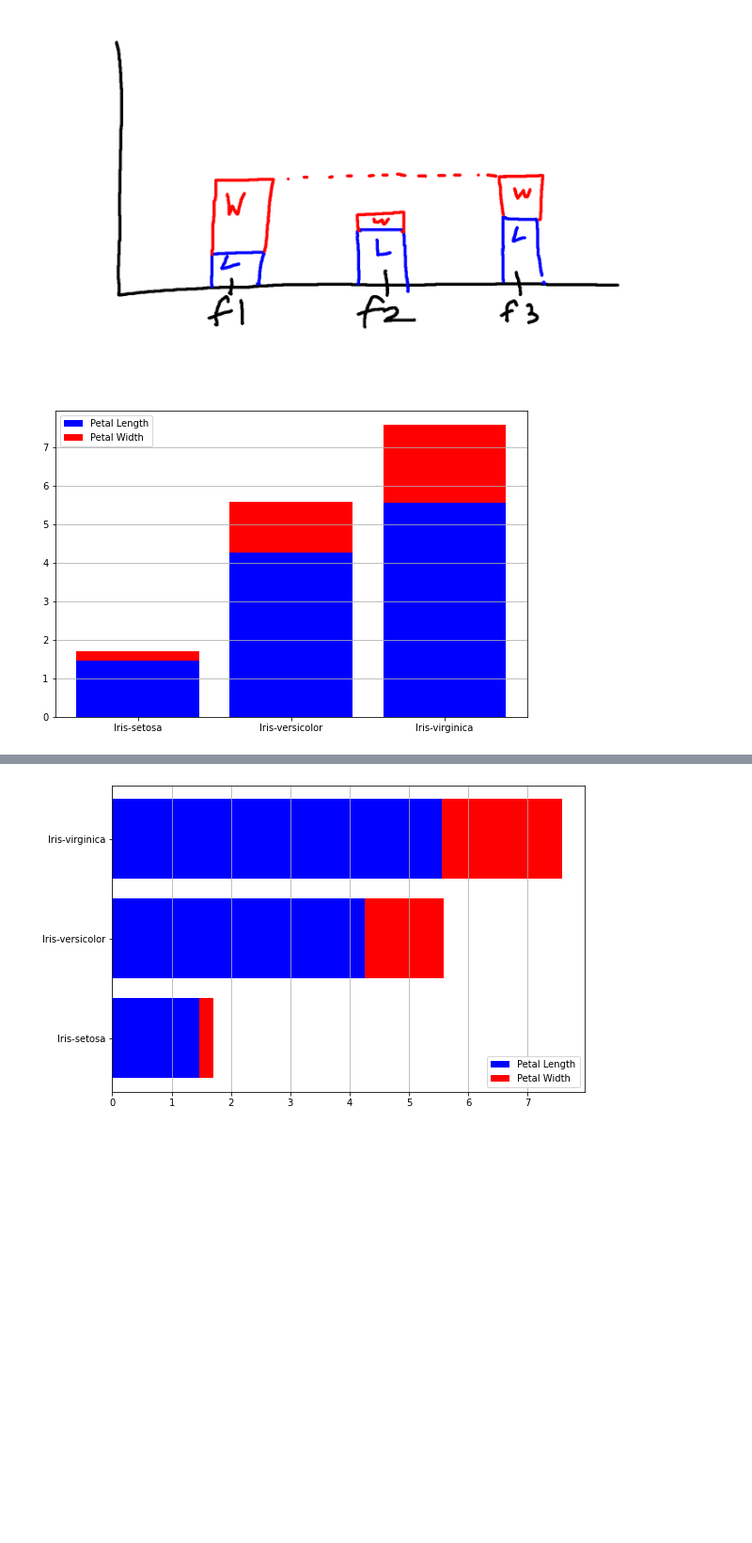
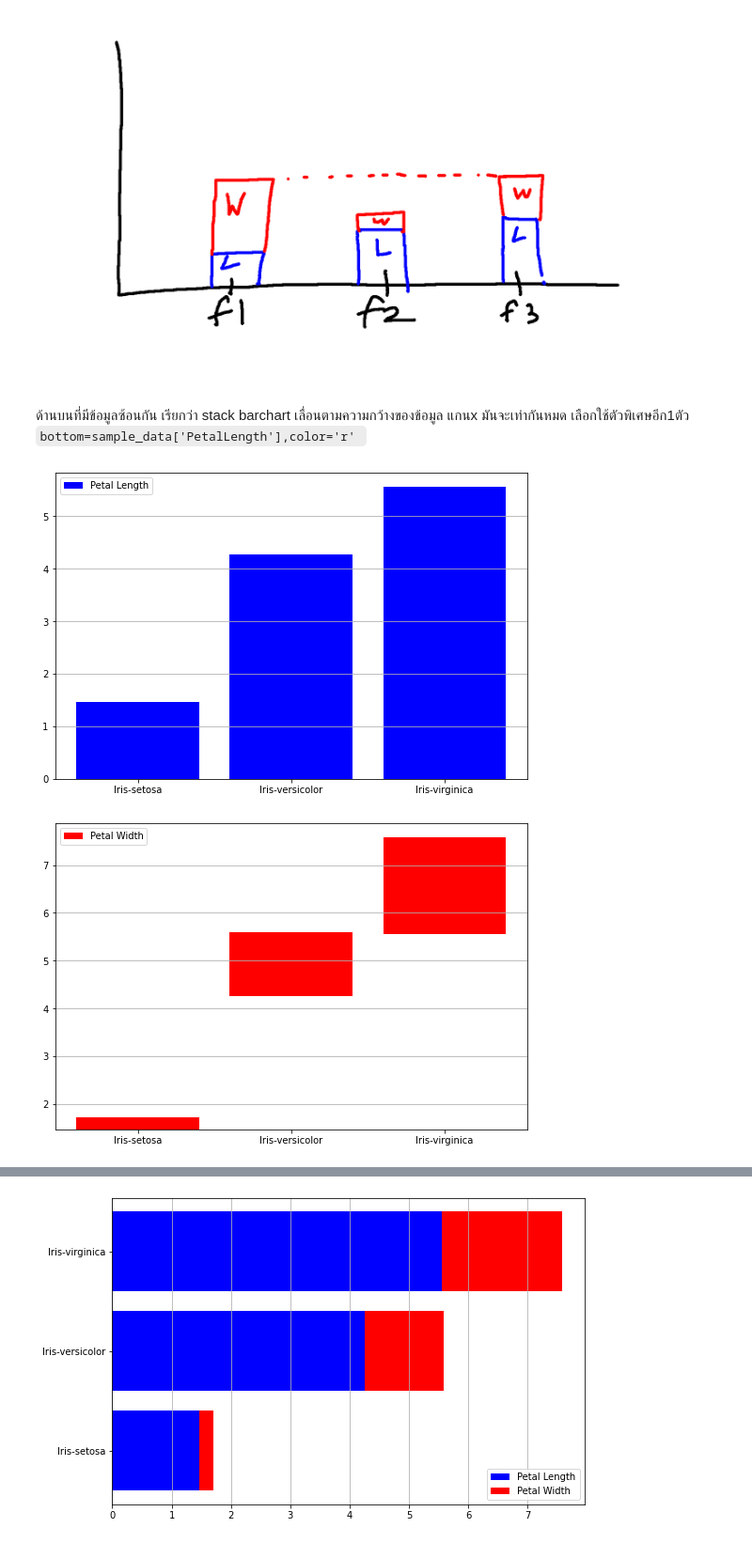
Before and after one commit to sucheerarighthere/BasicProg_DataViz65, a Jupyter notebook: DataViz04_Data_Comparison.ipynb, the cells around one changed output, grey strips where cells are left out. Shown at 94% size. Cells and saved outputs as stored; diff of their text form; code cells hidden in the pictures; blank space fills up the shorter version.

````diff
--- a/DataViz04_Data_Comparison.ipynb
+++ b/DataViz04_Data_Comparison.ipynb
@@ -336,11 +340,23 @@ plt.legend();
 ### การนำปริมาณหลายปริมาณมาซ้อนกัน
 # %% [markdown]
 ![staked bar.png](embedded-picture-1)
+# %% [markdown]
+ด้านบนที่มีข้อมูลซ้อนกัน เรียกว่า stack barchart
+เลื่อนตามความกว้างของข้อมูล แกนx มันจะเท่ากันหมด
+ เลือกใช้ตัวพิเศษอีก1ตัว ```bottom=sample_data['PetalLength'],color='r' ```
 # %%
 plt.bar([1,2,3],sample_data['PetalLength'],color='b',label='Petal Length')
-plt.bar([1,2,3],sample_data['PetalWidth'],bottom=sample_data['PetalLength'],color='r',label='Petal Width')
+#plt.bar([1,2,3],sample_data['PetalWidth'],bottom=sample_data['PetalLength'],color='r',label='Petal Width')
 plt.xticks([1,2,3], sample_data.reset_index()['Name'])
 plt.grid(True,axis='y')
 plt.legend();
 # %% [output]
-[figure, old version]
+[figure, new version]
+# %%
+#plt.bar([1,2,3],sample_data['PetalLength'],color='b',label='Petal Length')
+plt.bar([1,2,3],sample_data['PetalWidth'],bottom=sample_data['PetalLength'],color='r',label='Petal Width') #ฐานแต่ละบาร์เริ่มพล็อตที่ความสูงของบาร์ก่อนหน้า
+plt.xticks([1,2,3], sample_data.reset_index()['Name'])
+plt.grid(True,axis='y')
+plt.legend();
+# %% [output]
+[figure, added]
````
Also changed, not shown: parts of 52 cells of this notebook.
